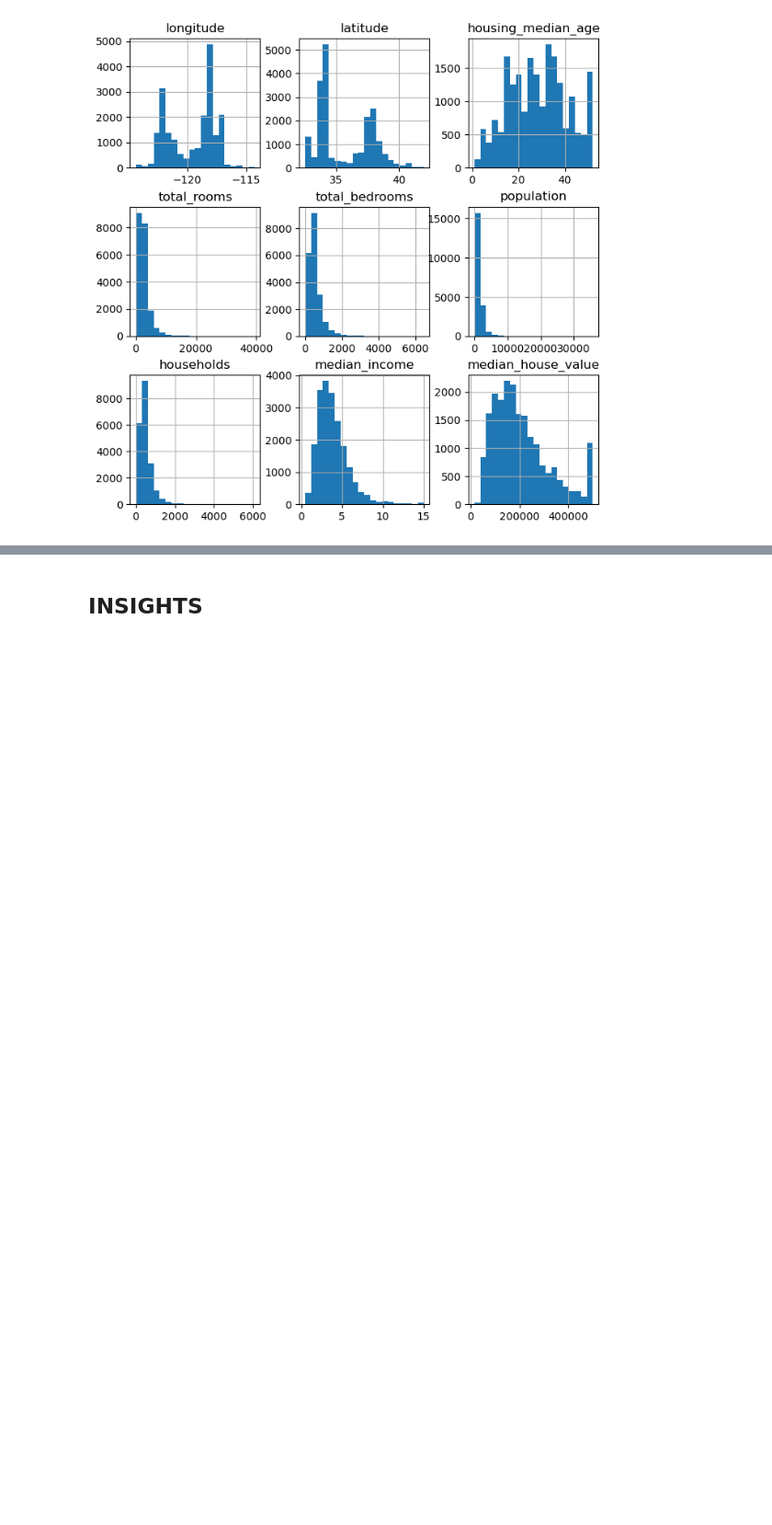
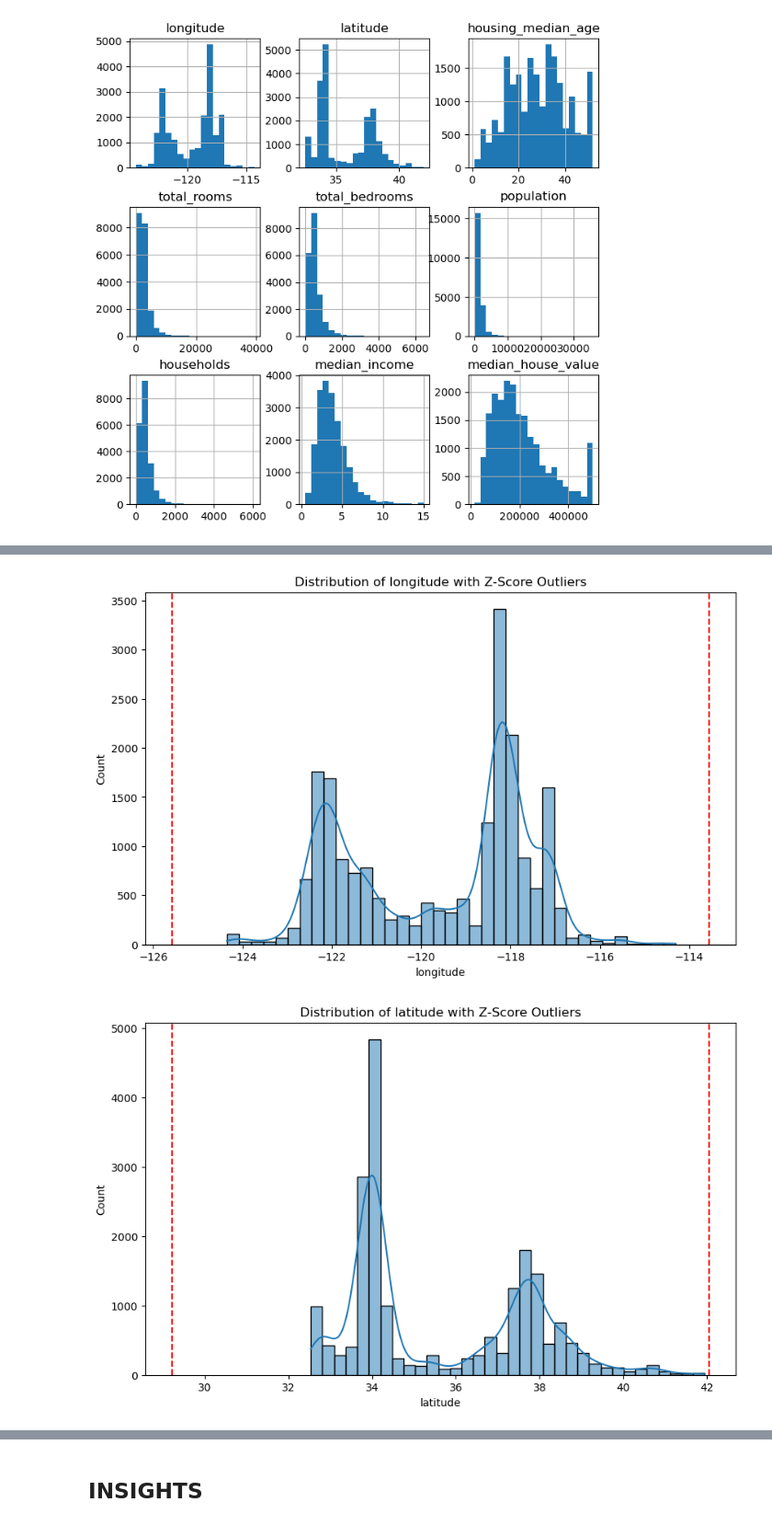
Before and after one commit to SaiKeerthana134/EDA-on-Housing-Data, a Jupyter notebook: Exploratory Data Analysis on Housing data.ipynb, the cells around one changed output, grey strips where cells are left out. Shown at 92% size. Cells and saved outputs as stored; diff of their text form; code cells hidden in the pictures; blank space fills up the shorter version.

```diff
--- a/Exploratory Data Analysis on Housing data.ipynb
+++ b/Exploratory Data Analysis on Housing data.ipynb
@@ -133,0 +199,36 @@ new_df.hist(figsize=(8,8), bins=20);
+# %%
+import pandas as pd
+import seaborn as sns
+import matplotlib.pyplot as plt
+from scipy.stats import zscore
+
+
+
+columns = ['longitude', 'latitude', 'housing_median_age', 'total_rooms', 'total_bedrooms', 'population', 'households', 'median_income', 'median_house_value']
+
+outliers_z_score = pd.DataFrame()
+
+for col in columns:
+    # Z-Score Method:
+    z_scores = zscore(new_df[col])
+    abs_z_scores = abs(z_scores)
+    outliers_z = new_df[(abs_z_scores > 3)]
+
+    # Appending to the outliers dataframe
+    outliers_z_score = pd.concat([outliers_z_score, outliers_z])
+
+    # Plotting histogram for Z-score
+    plt.figure(figsize=(10, 6))
+    sns.histplot(new_df[col], kde=True)
+    plt.axvline(x=new_df[col].mean() + 3*new_df[col].std(), color='r', linestyle='--')
+    plt.axvline(x=new_df[col].mean() - 3*new_df[col].std(), color='r', linestyle='--')
+    plt.title(f'Distribution of {col} with Z-Score Outliers')
+    plt.show()
+
+# Removing duplicate rows in case a row is an outlier for multiple columns
+outliers_z_score = outliers_z_score.drop_duplicates()
+
+print("Outliers using Z-Score:\n", outliers_z_score)
+# %% [output]
+[figure, added]
+[figure, added]
```
Also changed, not shown: parts of 3 cells of this notebook.
